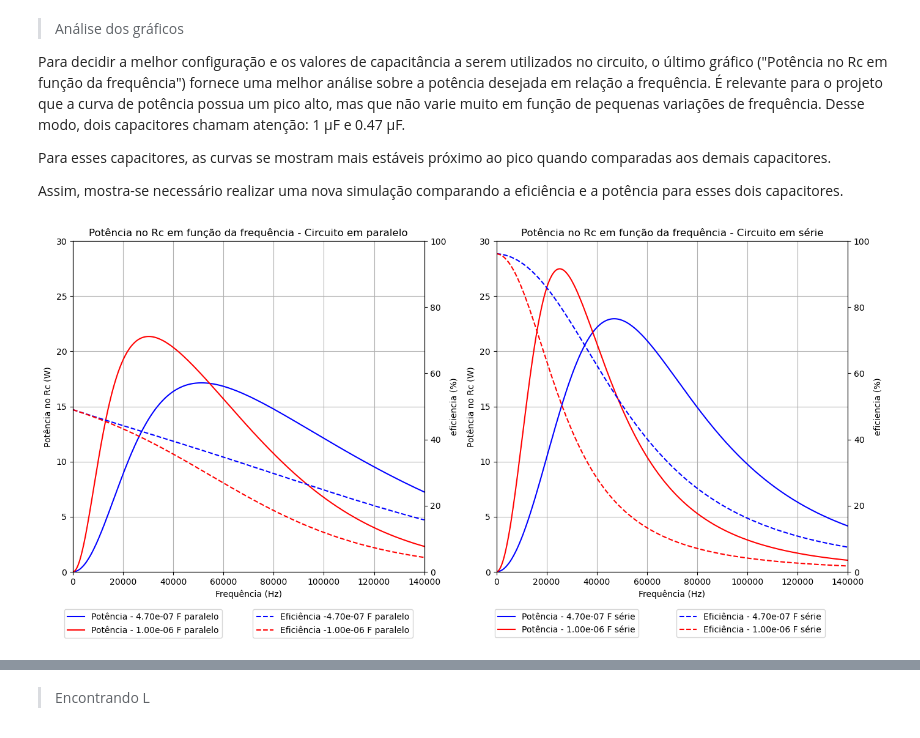
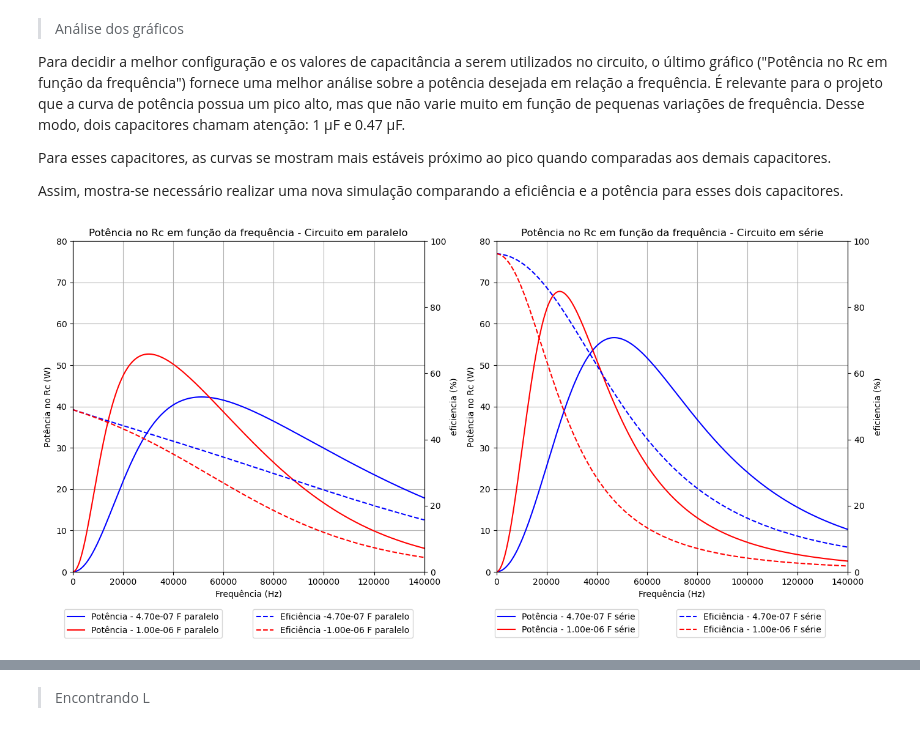
Before and after one commit to EnzoSilva14/projeto-eletromag, a Jupyter notebook: Versao_final.ipynb, the cells around one changed output, grey strips where cells are left out. Saved outputs shown, nothing was run; the diff lists cells and outputs as text; code cells hidden in the pictures.

```diff
--- a/Versao_final.ipynb
+++ b/Versao_final.ipynb
@@ -129,7 +129,7 @@ Para a simulaçao foram estimados valores razoáveis do ponto de vista físico,
 # %%
 frequencias = np.linspace(1, 140e3, 1500) #lista com frequências de 1Hz a 140kHz
 valores_c2 = [150e-9, 0.1e-6, 0.47e-6, 1e-6, 4.7e-6] #valores de capacitância para C2 disponíveis para utilização no projeto
-Uf = (2/pi)*12    # Tensão de entrada (V1)
+Uf = 12    # Tensão de entrada (V1)
 Rc = 5     # Resistência de carga (R_C)
 K = 0.2    # Coeficiente de acoplamento
 Rdc = 0.2  # Resistência de cobre no primário e secundário
@@ -300,34 +300,34 @@ ax5.set_title("Potência no Rc em função da frequência - Circuito em paralelo
 ax5.set_xlabel("Frequência (Hz)")
 ax5.set_ylabel("Potência no Rc (W)")
 ax5.legend(loc= "upper center", bbox_to_anchor=(0.2, -0.1))
 ax5.set_xlim(0, 140e3)
 ax5.grid(True)
 
 ax5_twin.set_ylabel("eficiencia (%)")
 ax5_twin.legend(loc="upper left", bbox_to_anchor=(0.5, -0.1))  # Legenda do twin
 
 ax6.set_title("Potência no Rc em função da frequência - Circuito em série")
 ax6.set_xlabel("Frequência (Hz)")
 ax6.set_ylabel("Potência no Rc (W)")
 ax6.legend(loc= "upper center", bbox_to_anchor=(0.2, -0.1))
 ax6.set_xlim(0, 140e3)
 ax6.grid(True)
 
 ax6_twin.set_ylabel("eficiencia (%)")
 ax6_twin.legend(loc="upper left", bbox_to_anchor=(0.5, -0.1))  # Legenda do twin
 
 # Define os limites dos eixos de potência e eficiência com a mesma escala
-ax5.set_ylim(0,30)
-ax6.set_ylim(0,30)
+ax5.set_ylim(0,80)
+ax6.set_ylim(0,80)
 ax5_twin.set_ylim(0,100)
 ax6_twin.set_ylim(0,100)
 
 
 # Ajustar layout para não sobrepor elementos
 plt.tight_layout()
 
 # Exibir gráfico
 plt.show()
 # %% [output]
-[figure, old version]
+[figure, new version]
 # %% [markdown]
```
Also changed, not shown: parts of 33 cells of this notebook, 1 other file.
